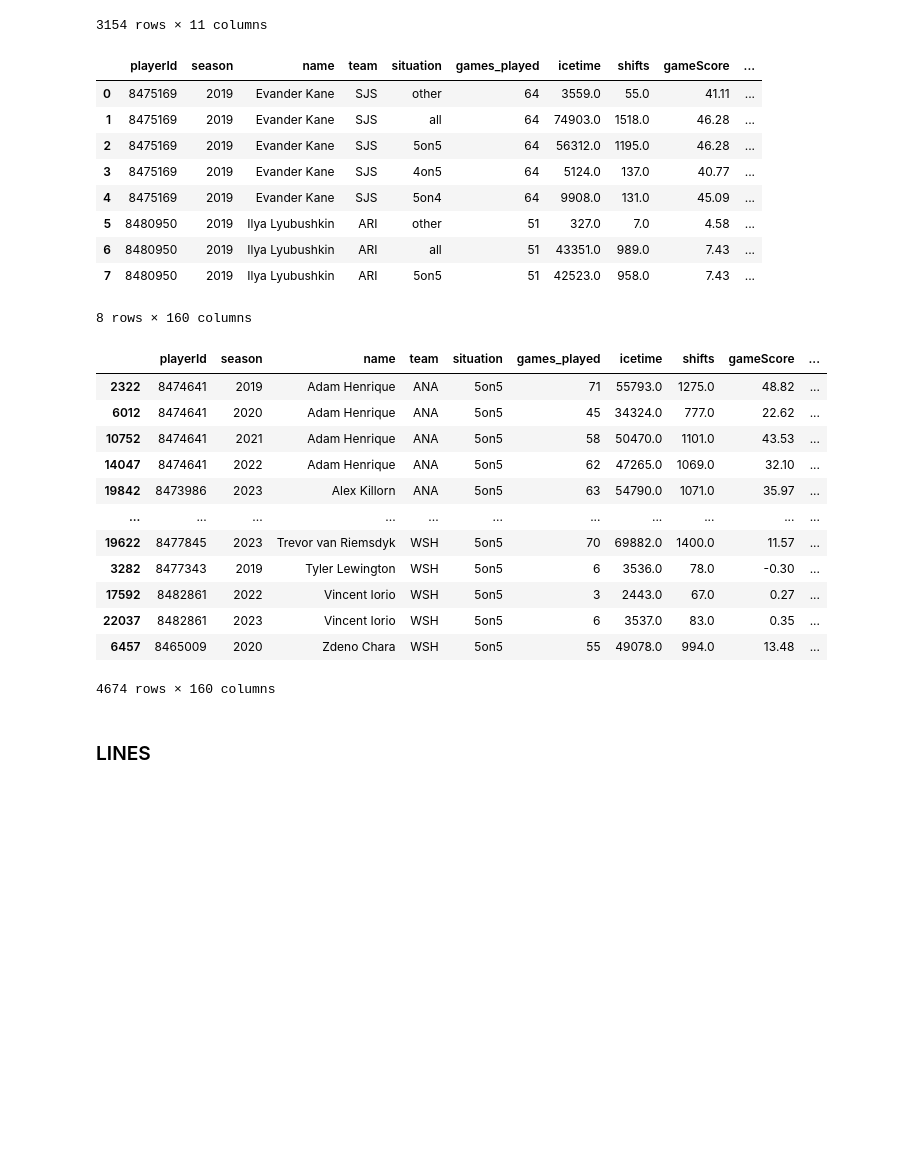
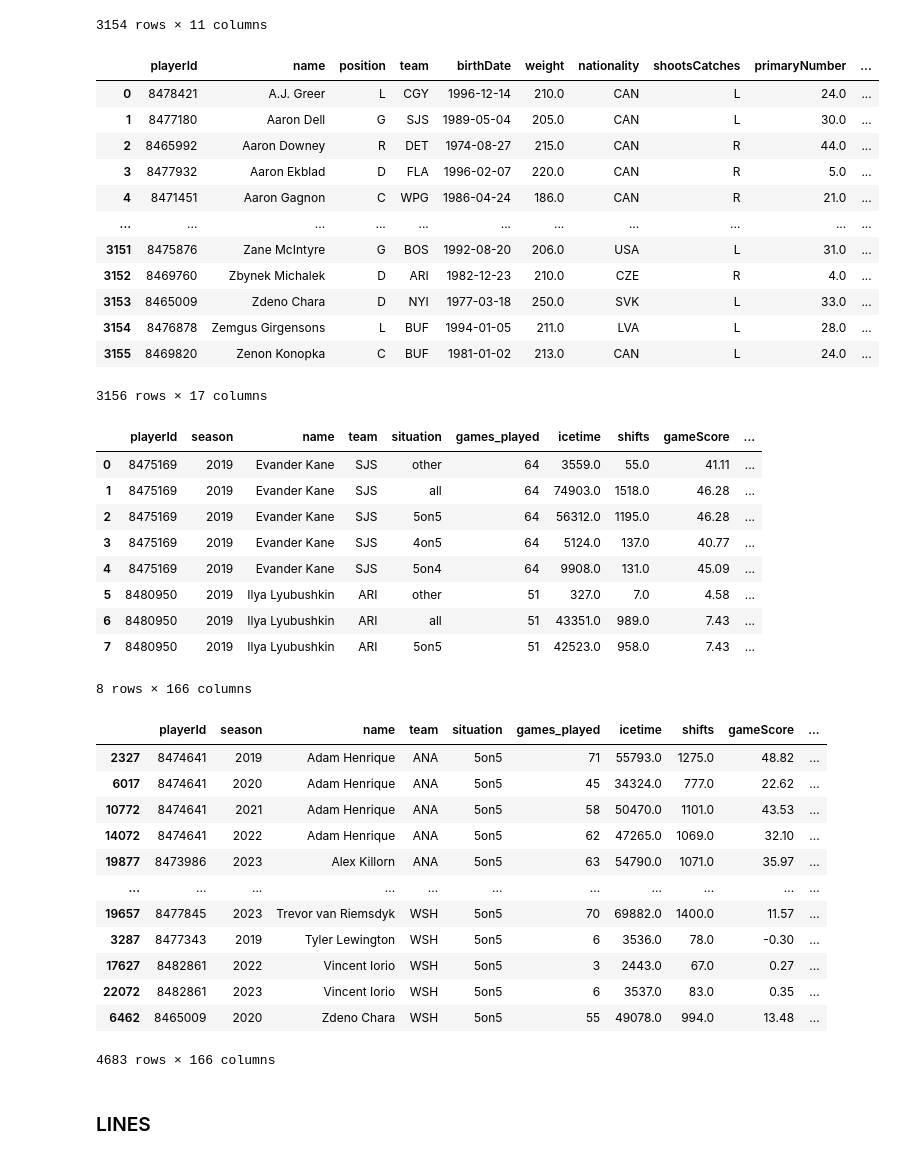
Before and after one commit to emrkel/NHL-Line-Optimisation, a Jupyter notebook: dataWrangling.ipynb, the cells around one changed output. Saved outputs shown, nothing was run; the diff lists cells and outputs as text; code cells hidden in the pictures; blank space fills up the shorter version.

Commit message:
update csv files to now include more bio data including draft info, birthplace and state/province

```diff
--- a/dataWrangling.ipynb
+++ b/dataWrangling.ipynb
@@ -210,6 +210,49 @@ Number of missing values in height: 178
 | 3152 | 8476878 | Zemgus Girgensons | L | BUF | 1994-01-05 | 211.0 | LVA | L | 28.0 | ... |
 | 3153 | 8469820 | Zenon Konopka | C | BUF | 1981-01-02 | 213.0 | CAN | L | 24.0 | ... |
 3154 rows × 11 columns
+# %%
+# Read all Excel files into separate DataFrames
+df1 = pd.read_excel('rawData/bioInfo/bioInfo1.xlsx')
+df2 = pd.read_excel('rawData/bioInfo/bioInfo2.xlsx')
+df3 = pd.read_excel('rawData/bioInfo/bioInfo3.xlsx')
+df4 = pd.read_excel('rawData/bioInfo/bioInfo4.xlsx')
+df5 = pd.read_excel('rawData/bioInfo/bioInfo5.xlsx')
+df6 = pd.read_excel('rawData/bioInfo/bioInfo6.xlsx')
+df7 = pd.read_excel('rawData/bioInfo/bioInfo7.xlsx')
+df8 = pd.read_excel('rawData/bioInfo/bioInfo8.xlsx')
+df9 = pd.read_excel('rawData/bioInfo/bioInfo9.xlsx')
+df10 = pd.read_excel('rawData/bioInfo/bioInfo10.xlsx')
+df11 = pd.read_excel('rawData/bioInfo/bioInfo11.xlsx')
+df12 = pd.read_excel('rawData/bioInfo/bioInfo12.xlsx')
+df13 = pd.read_excel('rawData/bioInfo/bioInfo13.xlsx')
+df14 = pd.read_excel('rawData/bioInfo/bioInfo14.xlsx')
+df15 = pd.read_excel('rawData/bioInfo/bioInfo15.xlsx')
+
+# Concatenate all DataFrames into one
+moreInfo = pd.concat([df1, df2, df3, df4, df5, df6, df7, df8, df9, df10, df11, df12, df13, df14, df15])
+
+# Display the concatenated DataFrame
+moreInfo = moreInfo.drop(columns={'S/C', 'Pos', 'DOB', 'Ctry', 'Ntnlty', 'Ht', 'Wt', 'HOF', 'GP', 'G', 'A', 'P'})
+moreInfo = moreInfo.rename(columns={'Player':'name'})
+# Extract the first four characters and convert to an integer
+moreInfo['1st Season'] = moreInfo['1st Season'].astype(str).str[:4].astype(int)
+# %%
+allPlayers = pd.merge(allPlayers, moreInfo, on=['name'], how='left')
+allPlayers
+# %% [output]
+|  | playerId | name | position | team | birthDate | weight | nationality | shootsCatches | primaryNumber | ... |
+| 0 | 8478421 | A.J. Greer | L | CGY | 1996-12-14 | 210.0 | CAN | L | 24.0 | ... |
+| 1 | 8477180 | Aaron Dell | G | SJS | 1989-05-04 | 205.0 | CAN | L | 30.0 | ... |
+| 2 | 8465992 | Aaron Downey | R | DET | 1974-08-27 | 215.0 | CAN | R | 44.0 | ... |
+| 3 | 8477932 | Aaron Ekblad | D | FLA | 1996-02-07 | 220.0 | CAN | R | 5.0 | ... |
+| 4 | 8471451 | Aaron Gagnon | C | WPG | 1986-04-24 | 186.0 | CAN | R | 21.0 | ... |
+| ... | ... | ... | ... | ... | ... | ... | ... | ... | ... | ... |
+| 3151 | 8475876 | Zane McIntyre | G | BOS | 1992-08-20 | 206.0 | USA | L | 31.0 | ... |
+| 3152 | 8469760 | Zbynek Michalek | D | ARI | 1982-12-23 | 210.0 | CZE | R | 4.0 | ... |
+| 3153 | 8465009 | Zdeno Chara | D | NYI | 1977-03-18 | 250.0 | SVK | L | 33.0 | ... |
+| 3154 | 8476878 | Zemgus Girgensons | L | BUF | 1994-01-05 | 211.0 | LVA | L | 28.0 | ... |
+| 3155 | 8469820 | Zenon Konopka | C | BUF | 1981-01-02 | 213.0 | CAN | L | 24.0 | ... |
+3156 rows × 17 columns
 # %%
 # Merge skater stats with their details
 
@@ -226,7 +269,7 @@ skaters.head(8)
 | 5 | 8480950 | 2019 | Ilya Lyubushkin | ARI | other | 51 | 327.0 | 7.0 | 4.58 | ... |
 | 6 | 8480950 | 2019 | Ilya Lyubushkin | ARI | all | 51 | 43351.0 | 989.0 | 7.43 | ... |
 | 7 | 8480950 | 2019 | Ilya Lyubushkin | ARI | 5on5 | 51 | 42523.0 | 958.0 | 7.43 | ... |
-8 rows × 160 columns
+8 rows × 166 columns
 # %%
 # Extract only the stats for 5on5
 
@@ -236,18 +279,18 @@ fullStrength = fullStrength.sort_values(['team', 'name'])
 fullStrength
 # %% [output]
 |  | playerId | season | name | team | situation | games_played | icetime | shifts | gameScore | ... |
-| 2322 | 8474641 | 2019 | Adam Henrique | ANA | 5on5 | 71 | 55793.0 | 1275.0 | 48.82 | ... |
-| 6012 | 8474641 | 2020 | Adam Henrique | ANA | 5on5 | 45 | 34324.0 | 777.0 | 22.62 | ... |
-| 10752 | 8474641 | 2021 | Adam Henrique | ANA | 5on5 | 58 | 50470.0 | 1101.0 | 43.53 | ... |
-| 14047 | 8474641 | 2022 | Adam Henrique | ANA | 5on5 | 62 | 47265.0 | 1069.0 | 32.10 | ... |
-| 19842 | 8473986 | 2023 | Alex Killorn | ANA | 5on5 | 63 | 54790.0 | 1071.0 | 35.97 | ... |
+| 2327 | 8474641 | 2019 | Adam Henrique | ANA | 5on5 | 71 | 55793.0 | 1275.0 | 48.82 | ... |
+| 6017 | 8474641 | 2020 | Adam Henrique | ANA | 5on5 | 45 | 34324.0 | 777.0 | 22.62 | ... |
+| 10772 | 8474641 | 2021 | Adam Henrique | ANA | 5on5 | 58 | 50470.0 | 1101.0 | 43.53 | ... |
+| 14072 | 8474641 | 2022 | Adam Henrique | ANA | 5on5 | 62 | 47265.0 | 1069.0 | 32.10 | ... |
+| 19877 | 8473986 | 2023 | Alex Killorn | ANA | 5on5 | 63 | 54790.0 | 1071.0 | 35.97 | ... |
 | ... | ... | ... | ... | ... | ... | ... | ... | ... | ... | ... |
-| 19622 | 8477845 | 2023 | Trevor van Riemsdyk | WSH | 5on5 | 70 | 69882.0 | 1400.0 | 11.57 | ... |
-| 3282 | 8477343 | 2019 | Tyler Lewington | WSH | 5on5 | 6 | 3536.0 | 78.0 | -0.30 | ... |
-| 17592 | 8482861 | 2022 | Vincent Iorio | WSH | 5on5 | 3 | 2443.0 | 67.0 | 0.27 | ... |
-| 22037 | 8482861 | 2023 | Vincent Iorio | WSH | 5on5 | 6 | 3537.0 | 83.0 | 0.35 | ... |
-| 6457 | 8465009 | 2020 | Zdeno Chara | WSH | 5on5 | 55 | 49078.0 | 994.0 | 13.48 | ... |
+| 19657 | 8477845 | 2023 | Trevor van Riemsdyk | WSH | 5on5 | 70 | 69882.0 | 1400.0 | 11.57 | ... |
+| 3287 | 8477343 | 2019 | Tyler Lewington | WSH | 5on5 | 6 | 3536.0 | 78.0 | -0.30 | ... |
+| 17627 | 8482861 | 2022 | Vincent Iorio | WSH | 5on5 | 3 | 2443.0 | 67.0 | 0.27 | ... |
+| 22072 | 8482861 | 2023 | Vincent Iorio | WSH | 5on5 | 6 | 3537.0 | 83.0 | 0.35 | ... |
+| 6462 | 8465009 | 2020 | Zdeno Chara | WSH | 5on5 | 55 | 49078.0 | 994.0 | 13.48 | ... |
-4674 rows × 160 columns
+4683 rows × 166 columns
 # %% [markdown]
 ### LINES
 # %%
```
Also changed, not shown: 5 other files.
